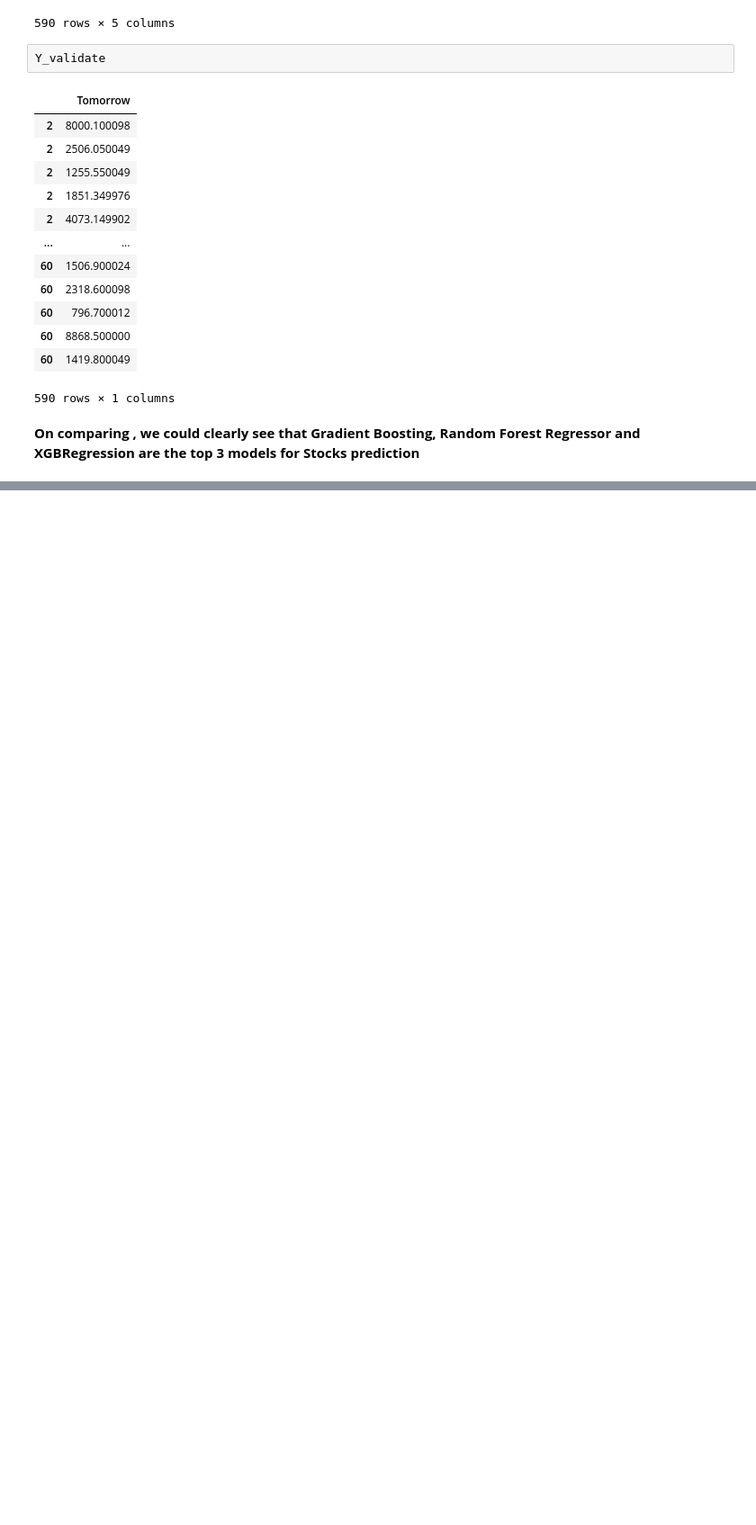
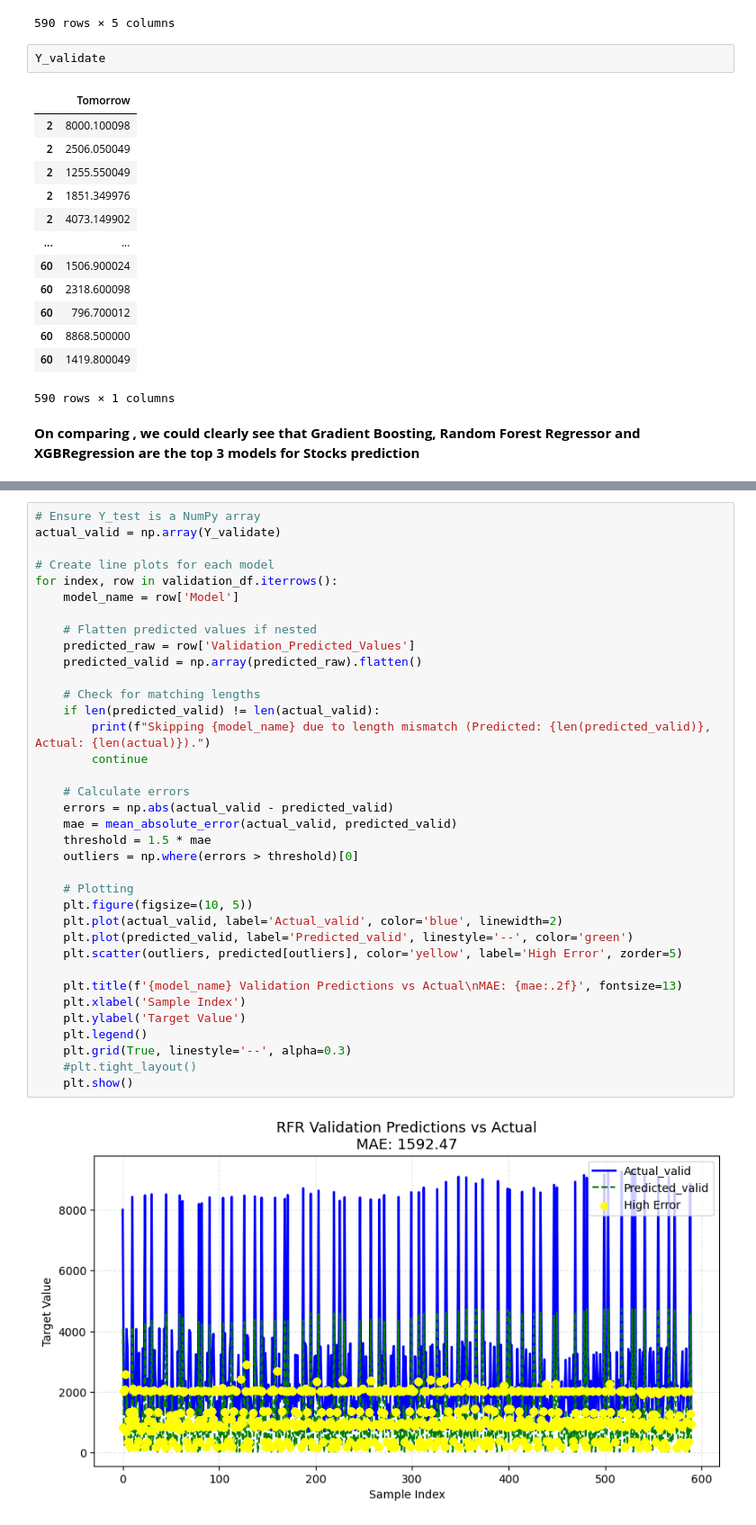
Before and after one commit to beingUday/Stock-market-trends-prediction, a Jupyter notebook: predictive-and-validation.ipynb, the cells around one changed output, grey strips where cells are left out. Shown at 90% size. Saved outputs shown, nothing was run; the diff lists cells and outputs as text; blank space fills up the shorter version.

Commit message:
Kaggle Notebook | Predictive and validation | Version 3

```diff
--- a/predictive-and-validation.ipynb
+++ b/predictive-and-validation.ipynb
@@ -471 +471,39 @@ R2 SCORE: 0.2144693297756991
 -------------------------------------------------------------------
+# %%
+# Ensure Y_test is a NumPy array
+actual_valid = np.array(Y_validate)
+
+# Create line plots for each model
+for index, row in validation_df.iterrows():
+    model_name = row['Model']
+
+    # Flatten predicted values if nested
+    predicted_raw = row['Validation_Predicted_Values']
+    predicted_valid = np.array(predicted_raw).flatten()
+
+    # Check for matching lengths
+    if len(predicted_valid) != len(actual_valid):
+        print(f"Skipping {model_name} due to length mismatch (Predicted: {len(predicted_valid)}, Actual: {len(actual)}).")
+        continue
+
+    # Calculate errors
+    errors = np.abs(actual_valid - predicted_valid)
+    mae = mean_absolute_error(actual_valid, predicted_valid)
+    threshold = 1.5 * mae
+    outliers = np.where(errors > threshold)[0]
+
+    # Plotting
+    plt.figure(figsize=(10, 5))
+    plt.plot(actual_valid, label='Actual_valid', color='blue', linewidth=2)
+    plt.plot(predicted_valid, label='Predicted_valid', linestyle='--', color='green')
+    plt.scatter(outliers, predicted[outliers], color='yellow', label='High Error', zorder=5)
+
+    plt.title(f'{model_name} Validation Predictions vs Actual\nMAE: {mae:.2f}', fontsize=13)
+    plt.xlabel('Sample Index')
+    plt.ylabel('Target Value')
+    plt.legend()
+    plt.grid(True, linestyle='--', alpha=0.3)
+    #plt.tight_layout()
+    plt.show()
+# %% [output]
+[figure, added]
```
Also changed, not shown: parts of 10 cells of this notebook.
